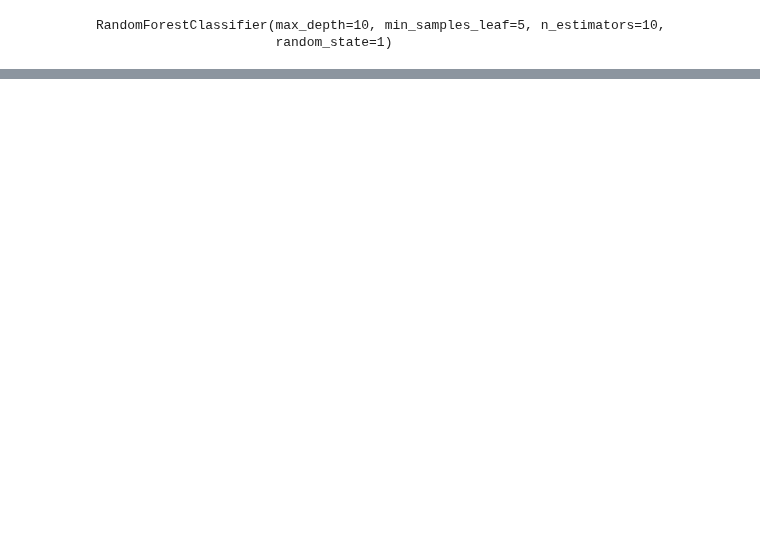
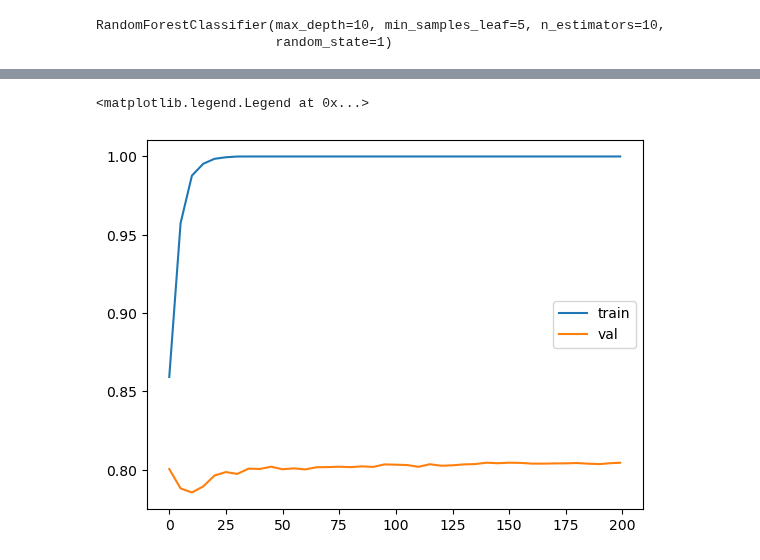
Before and after one commit to sam47-asfaw/ml_zoomcamp, a Jupyter notebook: 06-trees/decision_trees.ipynb, the cells around one changed output, grey strips where cells are left out. Saved outputs shown, nothing was run; the diff lists cells and outputs as text; code cells hidden in the pictures; blank space fills up the shorter version.

```diff
--- a/06-trees/decision_trees.ipynb
+++ b/06-trees/decision_trees.ipynb
@@ -927,0 +902,18 @@ ValueError: invalid literal for int() with base 10: "['[0]']"
+# %%
+lines = output.stdout.split('\n')
+
+history_data = pd.Series(np.array(lines)).str.split('\t')[:-1]
+
+history = pd.DataFrame.from_records(
+    history_data,
+    columns=('num_iters', 'train_auc', 'val_auc')
+)
+
+history.num_iters = history.num_iters.str.strip('[]').astype(int)
+
+transform_auc = lambda col: history[col].str.split(':').str[1].astype(float)
+
+history.train_auc = transform_auc('train_auc')
+history.val_auc = transform_auc('val_auc')
+
+history.head()
@@ -927,0 +927,7 @@ ValueError: invalid literal for int() with base 10: "['[0]']"
+# %%
+plt.plot(history.num_iters, history.train_auc, label='train')
+plt.plot(history.num_iters, history.val_auc, label='val')
+plt.legend()
+# %% [output]
+<matplotlib.legend.Legend at 0x...>
+[figure, added]
```
Also changed, not shown: parts of 55 cells of this notebook.
